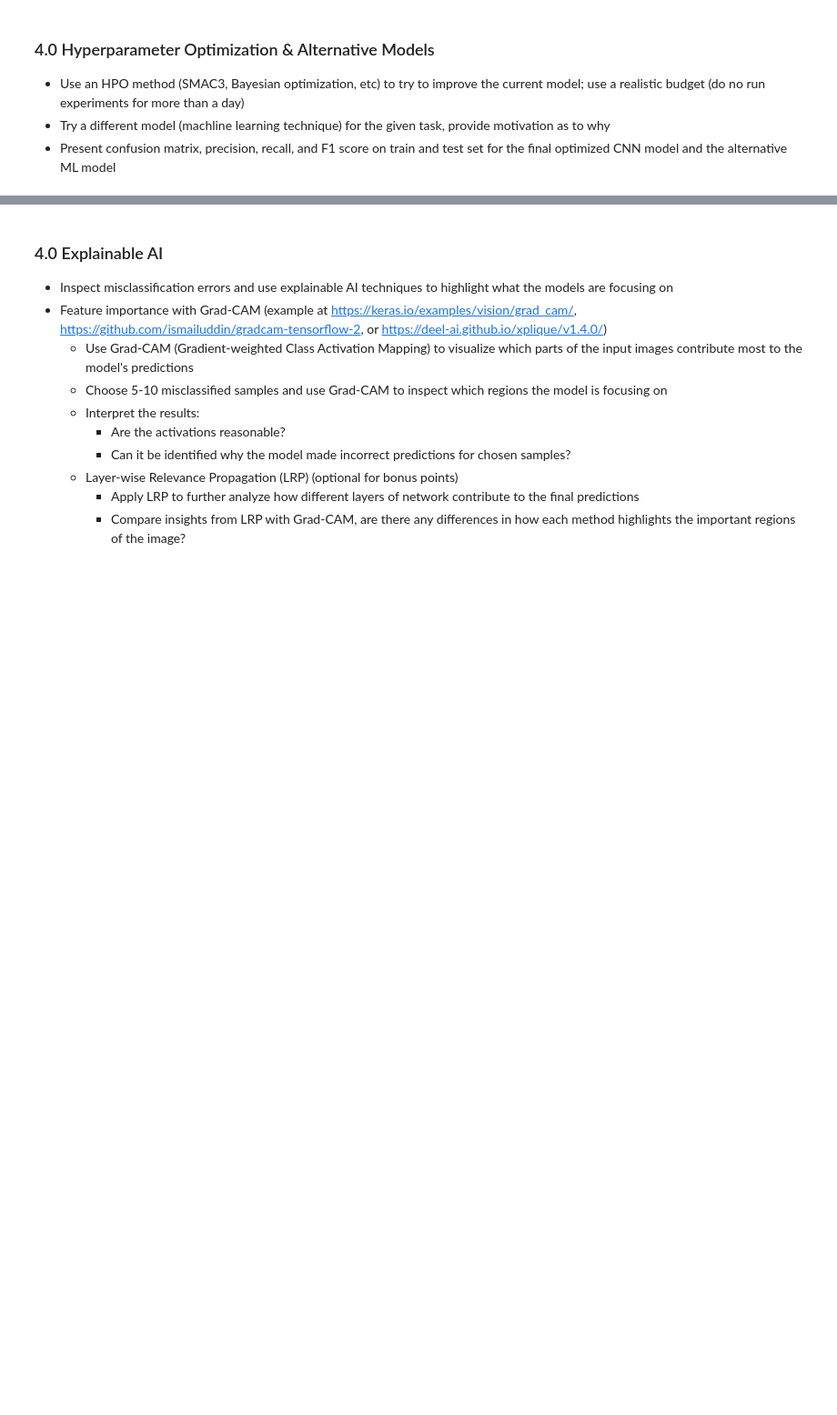
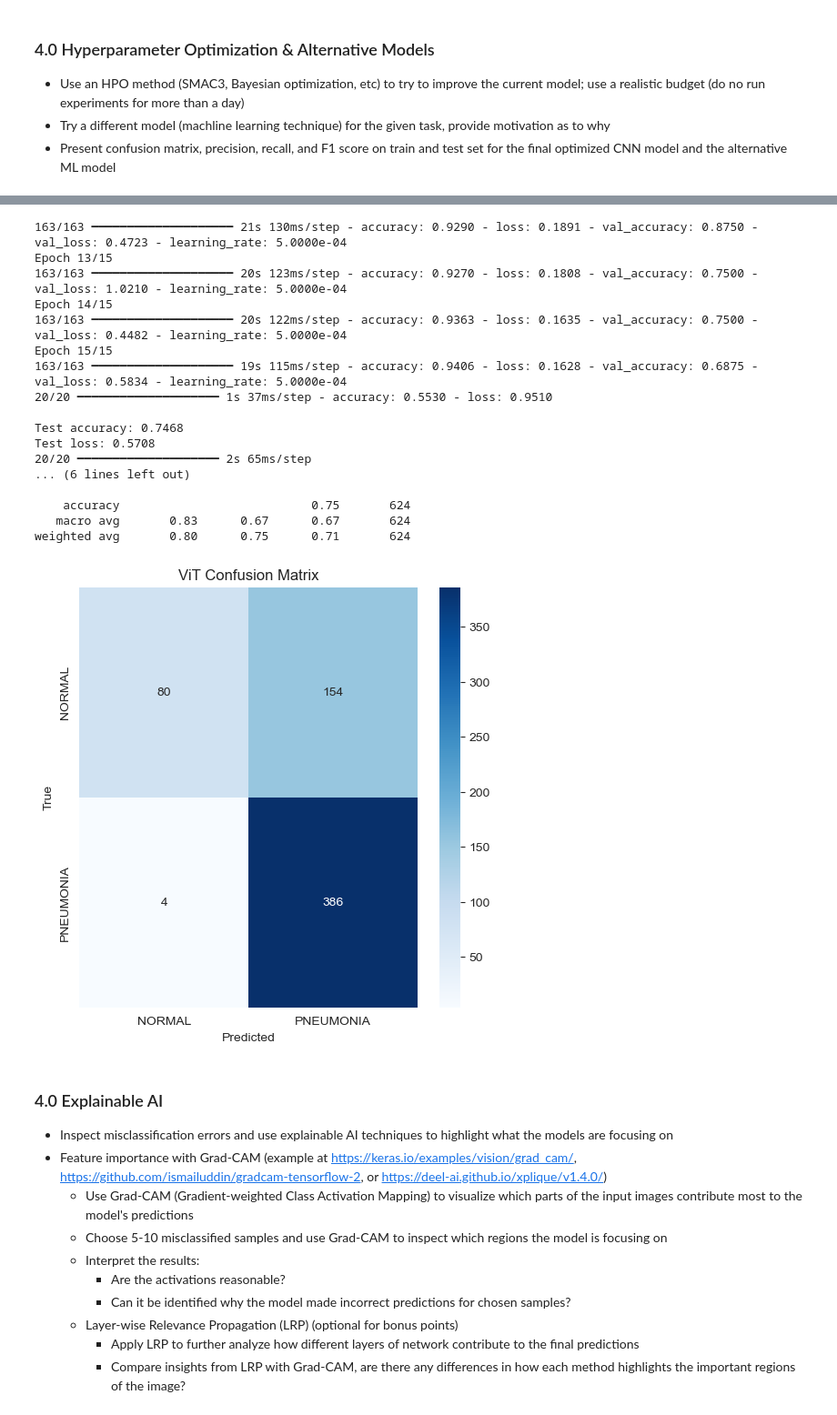
Before and after one commit to LaPetiteBird/DSassignment2, a Jupyter notebook: main.ipynb, the cells around one changed output, grey strips where cells are left out. Shown at 91% size. Cells and saved outputs as stored; diff of their text form; code cells hidden in the pictures; blank space fills up the shorter version.

```diff
--- a/main.ipynb
+++ b/main.ipynb
@@ -534,4 +534,6 @@ Test Loss: 1.7106
 # %%
+from tensorflow.keras.layers import Lambda
+
 # Set parameters
 num_classes = 2
 input_shape = (img_size, img_size, 1)
@@ -549,23 +551,23 @@ x_test_rgb = tensorflow.repeat(x_test, 3, axis=-1)
 
 # Create ViT classifier
 def create_vit_classifier():
-    inputs = layers.Input(shape=input_shape)
+    inputs = keras.layers.Input(shape=input_shape)
 
     # Convert to RGB
-    rgb = tensorflow.repeat(inputs, 3, axis=-1)
+    rgb = Lambda(lambda x: tensorflow.repeat(x, repeats=3, axis=-1))(inputs)
 
     # Reshape into patches
-    patches = layers.Conv2D(
+    patches = keras.layers.Conv2D(
         filters=projection_dim,
         kernel_size=patch_size,
         strides=patch_size,
         padding='valid'
     )(rgb)
-    patches = layers.Reshape((num_patches, projection_dim))(patches)
+    patches = keras.layers.Reshape((num_patches, projection_dim))(patches)
 
     # Add learnable position embedding
     positions = tensorflow.range(start=0, limit=num_patches, delta=1)
-    position_embedding = layers.Embedding(
+    position_embedding = keras.layers.Embedding(
         input_dim=num_patches, output_dim=projection_dim
     )(positions)
     x = patches + position_embedding
@@ -573,38 +575,38 @@ def create_vit_classifier():
     # Transformer blocks
     for _ in range(transformer_layers):
         # Layer normalization 1
-        x1 = layers.LayerNormalization(epsilon=1e-6)(x)
+        x1 = keras.layers.LayerNormalization(epsilon=1e-6)(x)
 
         # Multi-head attention
-        attention_output = layers.MultiHeadAttention(
+        attention_output = keras.layers.MultiHeadAttention(
             num_heads=num_heads, key_dim=projection_dim, dropout=0.1
         )(x1, x1)
 
-        x2 = layers.Add()([attention_output, x])
+        x2 = keras.layers.Add()([attention_output, x])
 
         # Layer normalization 2
-        x3 = layers.LayerNormalization(epsilon=1e-6)(x2)
+        x3 = keras.layers.LayerNormalization(epsilon=1e-6)(x2)
 
         # Multiplayerd perceptron
-        x3 = layers.Dense(units=projection_dim * 2, activation=tf.nn.gelu)(x3)
-        x3 = layers.Dropout(0.1)(x3)
-        x3 = layers.Dense(units=projection_dim)(x3)
-        x3 = layers.Dropout(0.1)(x3)
+        x3 = keras.layers.Dense(units=projection_dim * 2, activation=tf.nn.gelu)(x3)
+        x3 = keras.layers.Dropout(0.1)(x3)
+        x3 = keras.layers.Dense(units=projection_dim)(x3)
+        x3 = keras.layers.Dropout(0.1)(x3)
 
-        x = layers.Add()([x3, x2])
+        x = keras.layers.Add()([x3, x2])
 
     # Classification head
-    x = layers.LayerNormalization(epsilon=1e-6)(x)
-    x = layers.Flatten()(x)
-    x = layers.Dropout(0.5)(x)
+    x = keras.layers.LayerNormalization(epsilon=1e-6)(x)
+    x = keras.layers.Flatten()(x)
+    x = keras.layers.Dropout(0.5)(x)
 
     # Add MLP
     for units in mlp_head_units:
-        x = layers.Dense(units, activation=tf.nn.gelu)(x)
-        x = layers.Dropout(0.5)(x)
+        x = keras.layers.Dense(units, activation=tf.nn.gelu)(x)
+        x = keras.layers.Dropout(0.5)(x)
 
     # Output layer
-    outputs = layers.Dense(num_classes)(x)
+    outputs = keras.layers.Dense(num_classes)(x)
 
     # Create model
     model = keras.Model(inputs=inputs, outputs=outputs)
@@ -666,3 +697,21 @@ KeyboardInterrupt:
+163/163 ━━━━━━━━━━━━━━━━━━━━ 21s 130ms/step - accuracy: 0.9290 - loss: 0.1891 - val_accuracy: 0.8750 - val_loss: 0.4723 - learning_rate: 5.0000e-04
+Epoch 13/15
+163/163 ━━━━━━━━━━━━━━━━━━━━ 20s 123ms/step - accuracy: 0.9270 - loss: 0.1808 - val_accuracy: 0.7500 - val_loss: 1.0210 - learning_rate: 5.0000e-04
+Epoch 14/15
+163/163 ━━━━━━━━━━━━━━━━━━━━ 20s 122ms/step - accuracy: 0.9363 - loss: 0.1635 - val_accuracy: 0.7500 - val_loss: 0.4482 - learning_rate: 5.0000e-04
+Epoch 15/15
+163/163 ━━━━━━━━━━━━━━━━━━━━ 19s 115ms/step - accuracy: 0.9406 - loss: 0.1628 - val_accuracy: 0.6875 - val_loss: 0.5834 - learning_rate: 5.0000e-04
+20/20 ━━━━━━━━━━━━━━━━━━━━ 1s 37ms/step - accuracy: 0.5530 - loss: 0.9510
+
+Test accuracy: 0.7468
+Test loss: 0.5708
+20/20 ━━━━━━━━━━━━━━━━━━━━ 2s 65ms/step
+... (6 lines left out)
+
+    accuracy                           0.75       624
+   macro avg       0.83      0.67      0.67       624
+weighted avg       0.80      0.75      0.71       624
+[figure, added]
 # %% [markdown]
 ### 4.0 Explainable AI
 - Inspect misclassification errors and use explainable AI techniques to highlight what the models are focusing on
```
Also changed, not shown: parts of 13 cells of this notebook.
